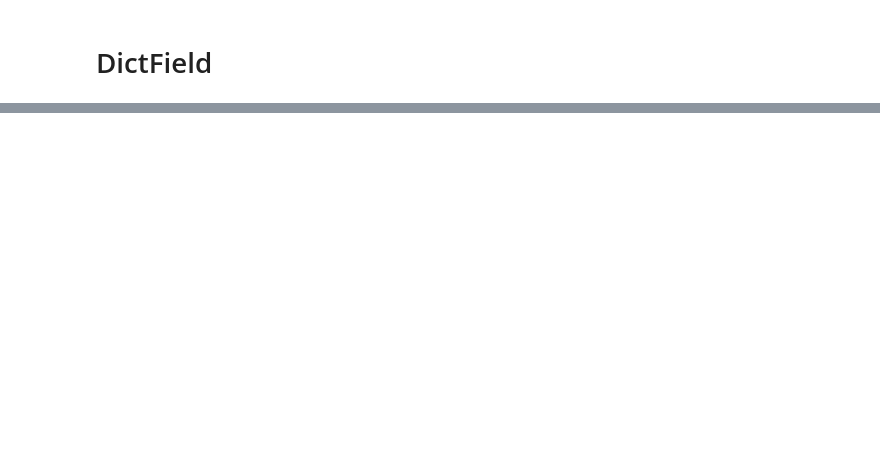
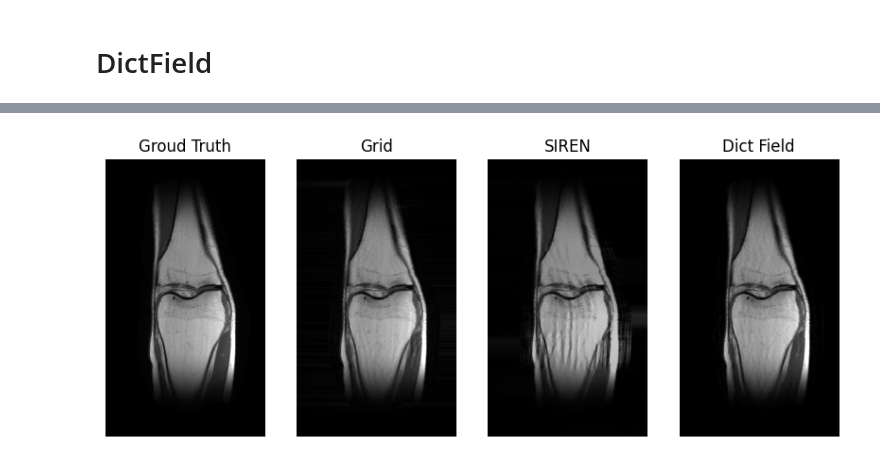
Before and after one commit to gRox167/ese5934_project, a Jupyter notebook: framework.ipynb, the cells around one changed output, grey strips where cells are left out. Drawn from its saved outputs; the diff is of its cells as text; code cells hidden in the pictures; blank space fills up the shorter version.

```diff
--- a/framework.ipynb
+++ b/framework.ipynb
@@ -205,0 +237,12 @@ params, image_list = reconstruct(
+# %%
+fig, axes = plt.subplots(1, 4, figsize=(10, 20))
+for ax, im, name in zip(
+    axes,
+    [d["gt"], d["ADAM"], d["SIREN"], d["DF"]],
+    ["Groud Truth", "Grid", "SIREN", "Dict Field"],
+):
+    ax.imshow(complex_abs(im), vmax=25, cmap="gray")
+    ax.title.set_text(name)
+    ax.axis("off")
+# %% [output]
+[figure, added]
```
Also changed, not shown: parts of 10 cells of this notebook, 8 other files.
